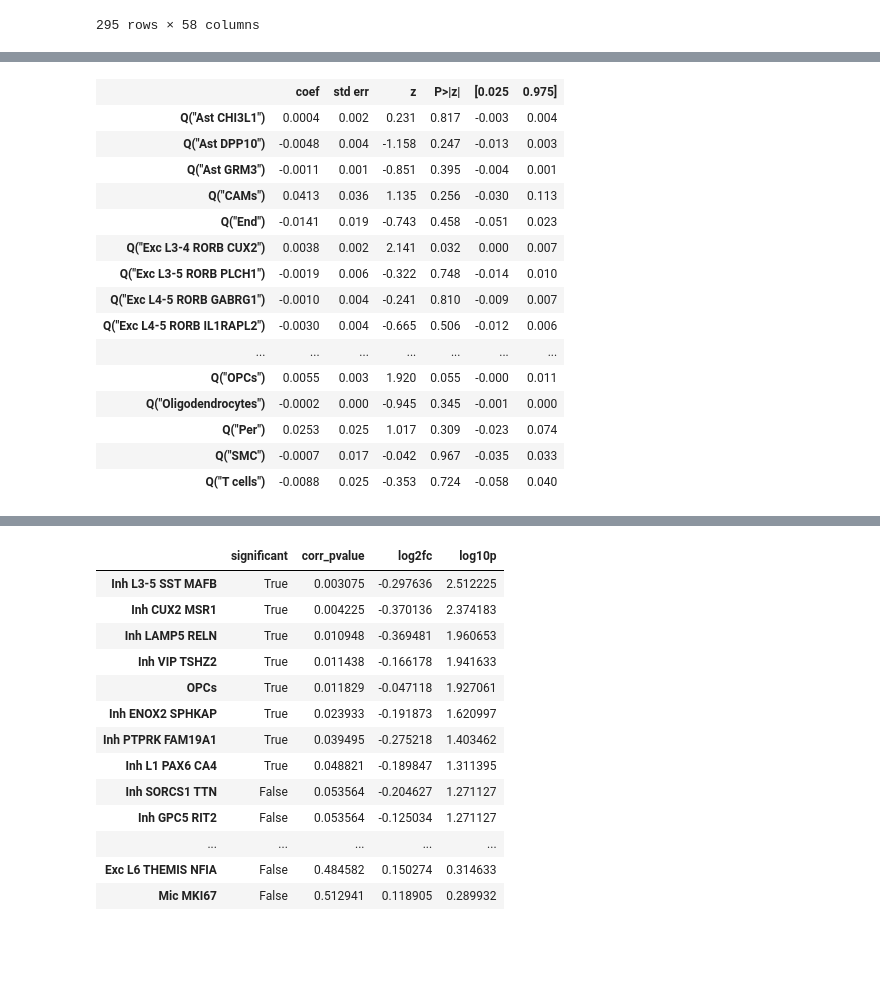
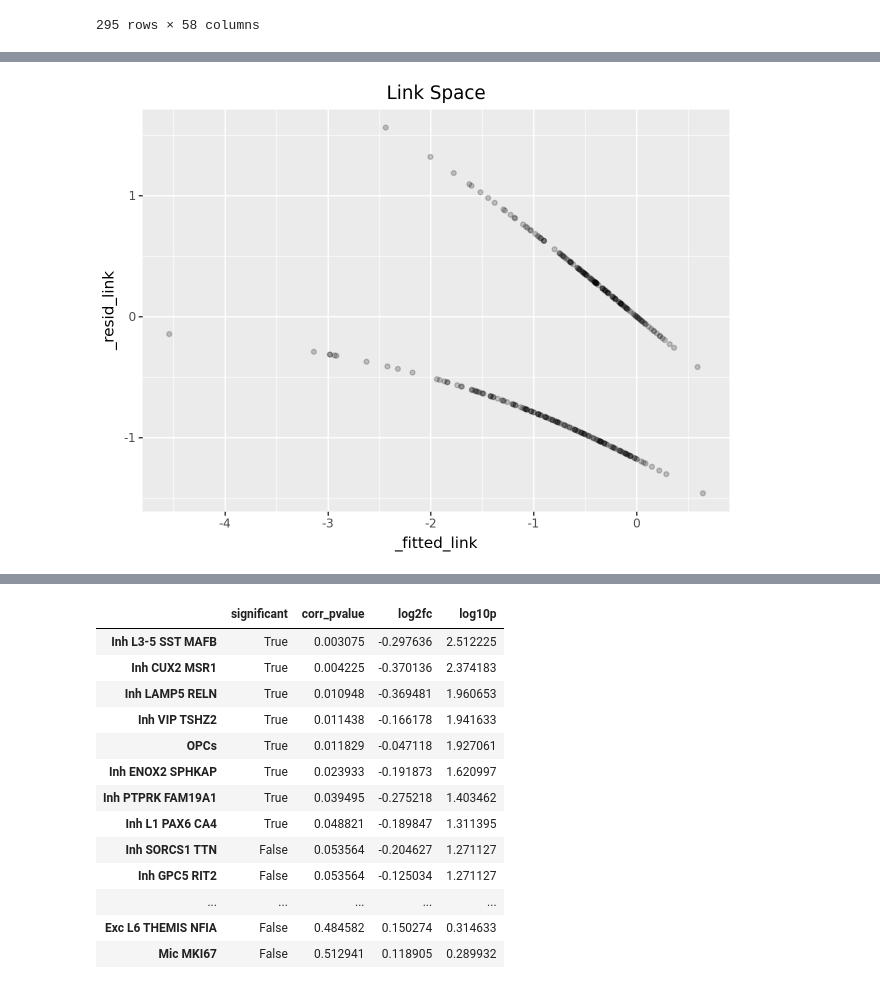
Before and after one commit to LuminousCodeGH/bsc-thesis-scripts, a Jupyter notebook: test_regression.ipynb, the cells around one changed output, grey strips where cells are left out. Drawn from its saved outputs; the diff is of its cells as text; code cells hidden in the pictures; blank space fills up the shorter version.

```diff
--- a/test_regression.ipynb
+++ b/test_regression.ipynb
@@ -119,24 +117,16 @@ Q("OPCs"):pmi  4.713e-05      0.000      0.283      0.777      -0.000       0.00
 # %%
 # Test across all
 formula = 'cogdx_catcodes ~ ' + ' + '.join(f'Q("{ct}")' for ct in ct_counts_metadata.var.index.tolist()) + ' - 1'
-m = smf.glm(formula, data=data, family=sm.families.Binomial()).fit()
+m = smf.glm(formula, data=data, family=sm.families.NegativeBinomial()).fit()
 summary_tables = m.summary().tables
-display(summary_tables[1])
+#display(summary_tables[1])
+
+# Plot link space
+link_df = pd.DataFrame({'_resid_link': m.resid_deviance, '_fitted_link': m.family.link(m.fittedvalues)})
+link = ggplot(link_df, aes('_fitted_link', '_resid_link')) +\
+    geom_point(alpha=0.2) +\
+    ggtitle('Link Space')
+link
 # %% [output]
-|  | coef | std err | z | P>|z| | [0.025 | 0.975] |
-| Q("Ast CHI3L1") | 0.0004 | 0.002 | 0.231 | 0.817 | -0.003 | 0.004 |
-| Q("Ast DPP10") | -0.0048 | 0.004 | -1.158 | 0.247 | -0.013 | 0.003 |
-| Q("Ast GRM3") | -0.0011 | 0.001 | -0.851 | 0.395 | -0.004 | 0.001 |
-| Q("CAMs") | 0.0413 | 0.036 | 1.135 | 0.256 | -0.030 | 0.113 |
-| Q("End") | -0.0141 | 0.019 | -0.743 | 0.458 | -0.051 | 0.023 |
-| Q("Exc L3-4 RORB CUX2") | 0.0038 | 0.002 | 2.141 | 0.032 | 0.000 | 0.007 |
-| Q("Exc L3-5 RORB PLCH1") | -0.0019 | 0.006 | -0.322 | 0.748 | -0.014 | 0.010 |
-| Q("Exc L4-5 RORB GABRG1") | -0.0010 | 0.004 | -0.241 | 0.810 | -0.009 | 0.007 |
-| Q("Exc L4-5 RORB IL1RAPL2") | -0.0030 | 0.004 | -0.665 | 0.506 | -0.012 | 0.006 |
-| ... | ... | ... | ... | ... | ... | ... |
-| Q("OPCs") | 0.0055 | 0.003 | 1.920 | 0.055 | -0.000 | 0.011 |
-| Q("Oligodendrocytes") | -0.0002 | 0.000 | -0.945 | 0.345 | -0.001 | 0.000 |
-| Q("Per") | 0.0253 | 0.025 | 1.017 | 0.309 | -0.023 | 0.074 |
-| Q("SMC") | -0.0007 | 0.017 | -0.042 | 0.967 | -0.035 | 0.033 |
-| Q("T cells") | -0.0088 | 0.025 | -0.353 | 0.724 | -0.058 | 0.040 |
+[figure, added]
 # %%
```
Also changed, not shown: parts of 4 cells of this notebook.
